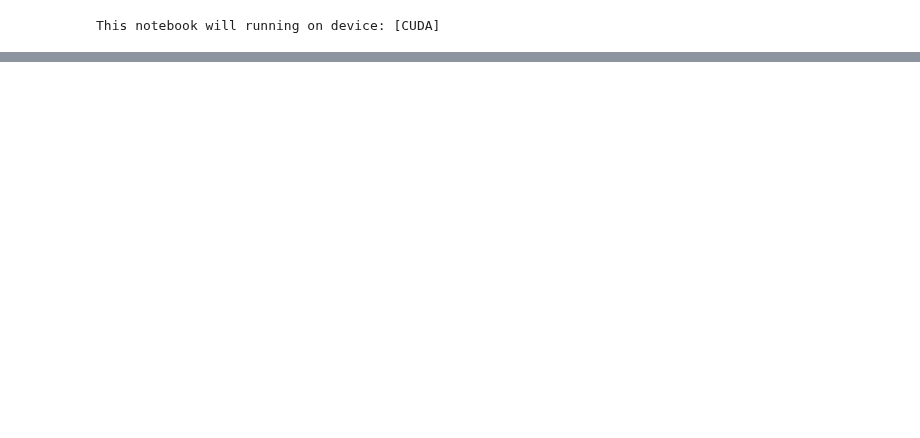
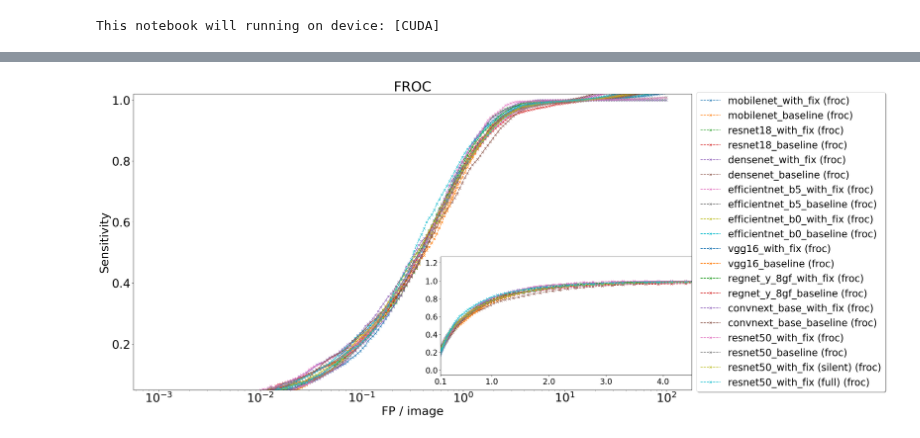
Before and after one commit to ChihchengHsieh/MIMIC-Eye-applications, a Jupyter notebook: [eval] eval_csv_read.ipynb, the cells around one changed output, grey strips where cells are left out. Saved outputs shown, nothing was run; the diff lists cells and outputs as text; code cells hidden in the pictures; blank space fills up the shorter version.

Commit message:
retrained done, models froc curve added.

```diff
--- a/[eval] eval_csv_read.ipynb
+++ b/[eval] eval_csv_read.ipynb
@@ -179,3 +159,65 @@ eval_df
+# %%
+fig, ax = plt.subplots(figsize=[25, 13])
+
+ins = ax.inset_axes([0.55, 0.05, 0.45, 0.4])
+ins.set_xticks(
+    [0.1, 1.0, 2.0, 3.0, 4.0],
+    [
+        0.1,
+        1.0,
+        2.0,
+        3.0,
+        4.0,
+    ],
+    fontsize=30,
+)
+
+ins.set_xlim([0.1, 4.5])
+
+for idx, eval_instance in eval_df[eval_df["lesion"] == "all"].iterrows():
+    froc_curve = json.loads(eval_instance["froc_curve"])
+    x_axis = json.loads(eval_instance["x-axis"])
+    name = eval_instance["model"]
+    ax.semilogx(
+        x_axis,
+        froc_curve,
+        "x--",
+        label=name,
+    )
+    ins.plot(
+        x_axis,
+        froc_curve,
+        "x--",
+        label=name,
+    )
+
+
+box = ax.get_position()
+ax.set_position([box.x0, box.y0, box.width * 0.8, box.height])
+
+ax.legend(
+    loc="center left",
+    # bbox_to_anchor=(0.8, 0.6),
+    bbox_to_anchor=(1, 0.5),
+
+    fancybox=True,
+    shadow=True,
+    ncol=1,
+    fontsize=25,
+)
+
+ax.set_title("FROC", fontdict={"fontsize": 35})
+ax.set_ylabel("Sensitivity", fontdict={"fontsize": 30})
+ax.set_xlabel("FP / image", fontdict={"fontsize": 30})
+
+ax.tick_params(axis="both", which="major", labelsize=30)
+ins.tick_params(axis="both", which="major", labelsize=20)
+
+ax.set_ylim(bottom=0.05, top=1.02)
+fig.tight_layout(pad=4.0)
+fig.savefig(fname="models_froc.png", dpi=150)
+# %% [output]
+[figure, added]
 # %%
 eval_df = eval_df[[
     "model",
```
Also changed, not shown: parts of 2 cells of this notebook, 22 other files.
